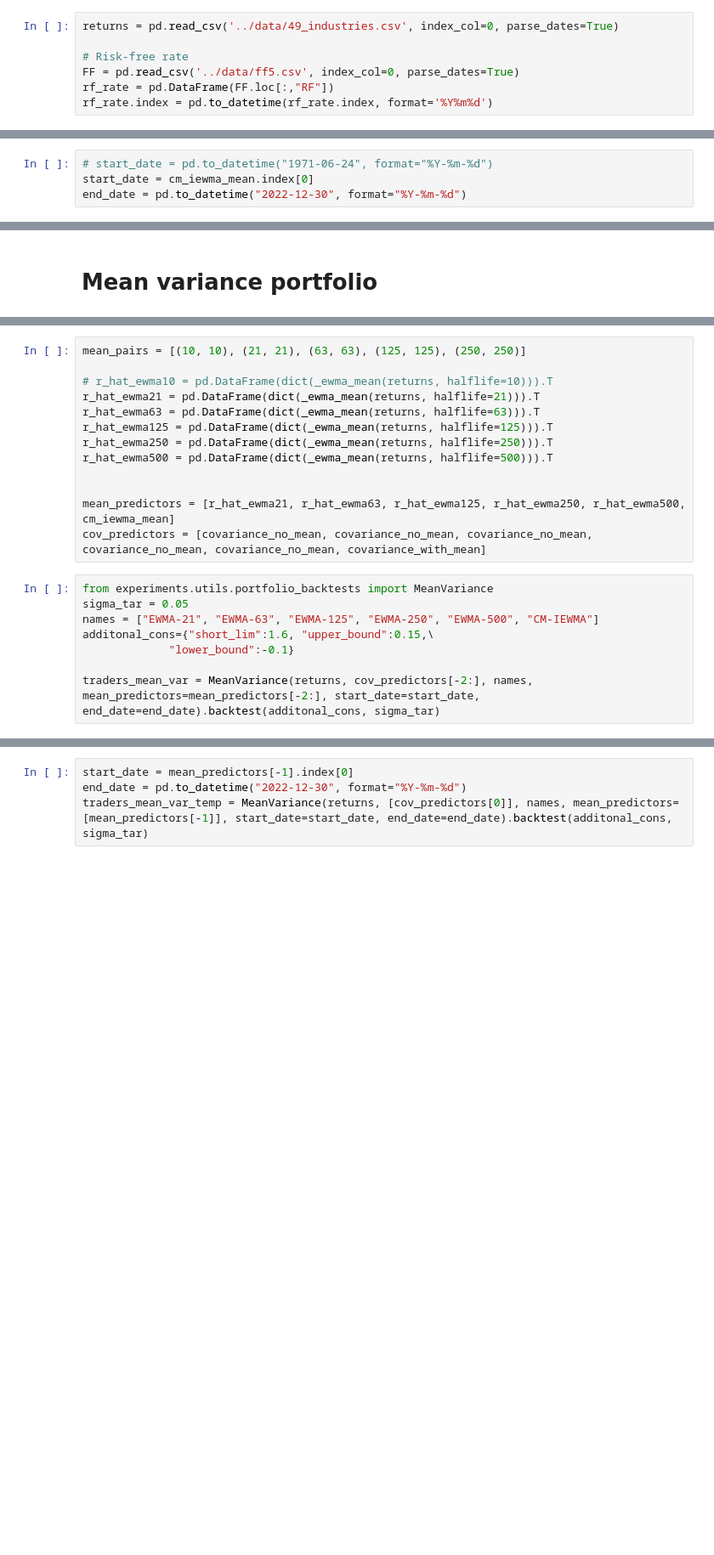
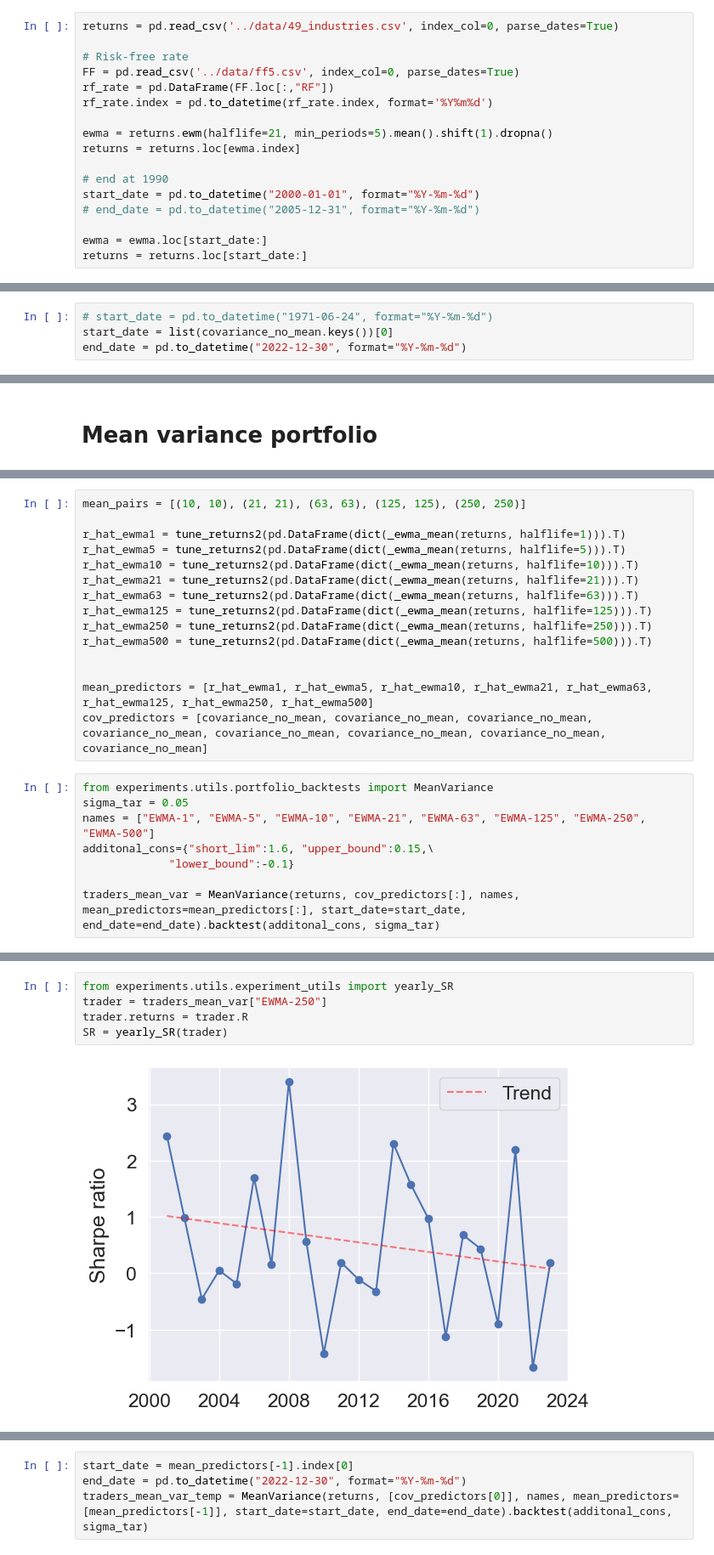
Before and after one commit to cvxgrp/cov_pred_finance, a Jupyter notebook: experiments/extensions/nonzero_means.ipynb, the cells around one changed output, grey strips where cells are left out. Shown at 85% size. Drawn from its saved outputs; the diff is of its cells as text; blank space fills up the shorter version.

Commit message:
experiments

```diff
--- a/experiments/extensions/nonzero_means.ipynb
+++ b/experiments/extensions/nonzero_means.ipynb
@@ -67,3 +23,13 @@ returns = pd.read_csv('../data/49_industries.csv', index_col=0, parse_dates=True
 FF = pd.read_csv('../data/ff5.csv', index_col=0, parse_dates=True)
 rf_rate = pd.DataFrame(FF.loc[:,"RF"])
 rf_rate.index = pd.to_datetime(rf_rate.index, format='%Y%m%d')
+
+ewma = returns.ewm(halflife=21, min_periods=5).mean().shift(1).dropna()
+returns = returns.loc[ewma.index]
+
+# end at 1990
+start_date = pd.to_datetime("2000-01-01", format="%Y-%m-%d")
+# end_date = pd.to_datetime("2005-12-31", format="%Y-%m-%d")
+
+ewma = ewma.loc[start_date:]
+returns = returns.loc[start_date:]
@@ -106,7 +83,7 @@ weights_with_mean = {result.time: result.weights for result in results_with_mean
 cm_iewma_mean = pd.DataFrame({result.time: result.mean for result in results_with_mean}).T
 # %%
 # start_date = pd.to_datetime("1971-06-24", format="%Y-%m-%d")
-start_date = cm_iewma_mean.index[0]
+start_date = list(covariance_no_mean.keys())[0]
 end_date = pd.to_datetime("2022-12-30", format="%Y-%m-%d")
 # %%
 yearly_weights  = pd.DataFrame(weights_no_mean).T.resample("Y").mean().loc[start_date:end_date]
@@ -129,21 +133,23 @@ plt.legend(bbox_to_anchor=(1.05, 1), loc='upper left', borderaxespad=0., title=r
 # %%
 mean_pairs = [(10, 10), (21, 21), (63, 63), (125, 125), (250, 250)]
 
-# r_hat_ewma10 = pd.DataFrame(dict(_ewma_mean(returns, halflife=10))).T
-r_hat_ewma21 = pd.DataFrame(dict(_ewma_mean(returns, halflife=21))).T
-r_hat_ewma63 = pd.DataFrame(dict(_ewma_mean(returns, halflife=63))).T
-r_hat_ewma125 = pd.DataFrame(dict(_ewma_mean(returns, halflife=125))).T
-r_hat_ewma250 = pd.DataFrame(dict(_ewma_mean(returns, halflife=250))).T
-r_hat_ewma500 = pd.DataFrame(dict(_ewma_mean(returns, halflife=500))).T
+r_hat_ewma1 = tune_returns2(pd.DataFrame(dict(_ewma_mean(returns, halflife=1))).T)
+r_hat_ewma5 = tune_returns2(pd.DataFrame(dict(_ewma_mean(returns, halflife=5))).T)
+r_hat_ewma10 = tune_returns2(pd.DataFrame(dict(_ewma_mean(returns, halflife=10))).T)
+r_hat_ewma21 = tune_returns2(pd.DataFrame(dict(_ewma_mean(returns, halflife=21))).T)
+r_hat_ewma63 = tune_returns2(pd.DataFrame(dict(_ewma_mean(returns, halflife=63))).T)
+r_hat_ewma125 = tune_returns2(pd.DataFrame(dict(_ewma_mean(returns, halflife=125))).T)
+r_hat_ewma250 = tune_returns2(pd.DataFrame(dict(_ewma_mean(returns, halflife=250))).T)
+r_hat_ewma500 = tune_returns2(pd.DataFrame(dict(_ewma_mean(returns, halflife=500))).T)
 
 
-mean_predictors = [r_hat_ewma21, r_hat_ewma63, r_hat_ewma125, r_hat_ewma250, r_hat_ewma500, cm_iewma_mean]
-cov_predictors = [covariance_no_mean, covariance_no_mean, covariance_no_mean, covariance_no_mean, covariance_no_mean, covariance_with_mean]
+mean_predictors = [r_hat_ewma1, r_hat_ewma5, r_hat_ewma10, r_hat_ewma21, r_hat_ewma63, r_hat_ewma125, r_hat_ewma250, r_hat_ewma500]
+cov_predictors = [covariance_no_mean, covariance_no_mean, covariance_no_mean, covariance_no_mean, covariance_no_mean, covariance_no_mean, covariance_no_mean, covariance_no_mean]
 # %%
 from experiments.utils.portfolio_backtests import MeanVariance
 sigma_tar = 0.05
-names = ["EWMA-21", "EWMA-63", "EWMA-125", "EWMA-250", "EWMA-500", "CM-IEWMA"]
+names = ["EWMA-1", "EWMA-5", "EWMA-10", "EWMA-21", "EWMA-63", "EWMA-125", "EWMA-250", "EWMA-500"]
 additonal_cons={"short_lim":1.6, "upper_bound":0.15,\
              "lower_bound":-0.1}
 
-traders_mean_var = MeanVariance(returns, cov_predictors[-2:], names, mean_predictors=mean_predictors[-2:], start_date=start_date, end_date=end_date).backtest(additonal_cons, sigma_tar)
+traders_mean_var = MeanVariance(returns, cov_predictors[:], names, mean_predictors=mean_predictors[:], start_date=start_date, end_date=end_date).backtest(additonal_cons, sigma_tar)
@@ -157,0 +156,7 @@ mean_predictors[-1].index.shape
+# %%
+from experiments.utils.experiment_utils import yearly_SR
+trader = traders_mean_var["EWMA-250"]
+trader.returns = trader.R
+SR = yearly_SR(trader)
+# %% [output]
+[figure, added]
```
Also changed, not shown: parts of 29 cells of this notebook, 14 other files.
